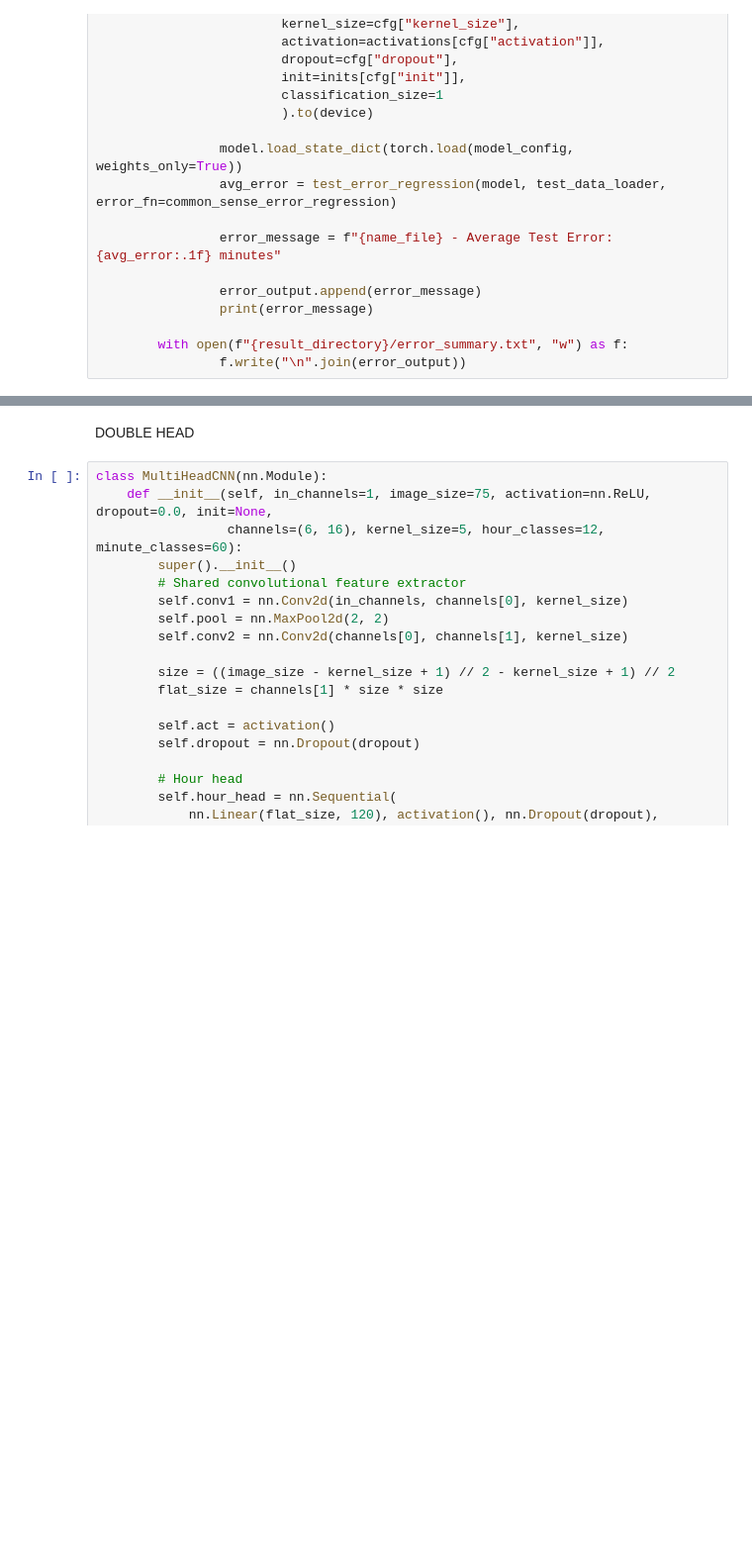
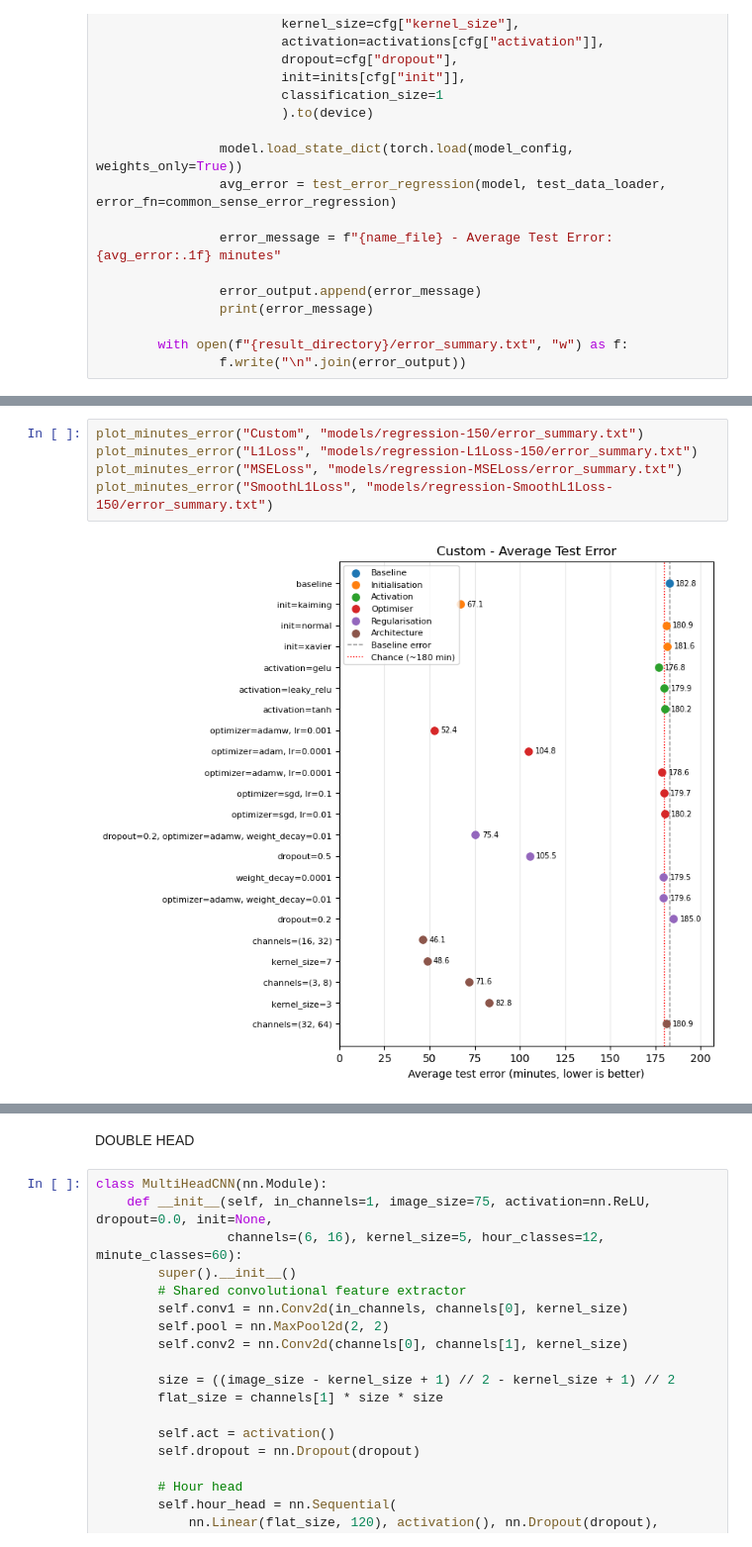
Before and after one commit to LucasNovelli/deepLearningAssignment1, a Jupyter notebook: deeplearning.ipynb, the cells around one changed output, grey strips where cells are left out. Shown at 99% size. Saved outputs shown, nothing was run; the diff lists cells and outputs as text; blank space fills up the shorter version.

```diff
--- a/deeplearning.ipynb
+++ b/deeplearning.ipynb
@@ -1682,0 +1796,7 @@ error_summary("regression-SmoothL1Loss-150", test_dataloader_reg_150, 150)
+# %%
+plot_minutes_error("Custom", "models/regression-150/error_summary.txt")
+plot_minutes_error("L1Loss", "models/regression-L1Loss-150/error_summary.txt")
+plot_minutes_error("MSELoss", "models/regression-MSELoss/error_summary.txt")
+plot_minutes_error("SmoothL1Loss", "models/regression-SmoothL1Loss-150/error_summary.txt")
+# %% [output]
+[figure, added]
```
Also changed, not shown: parts of 17 cells of this notebook.
